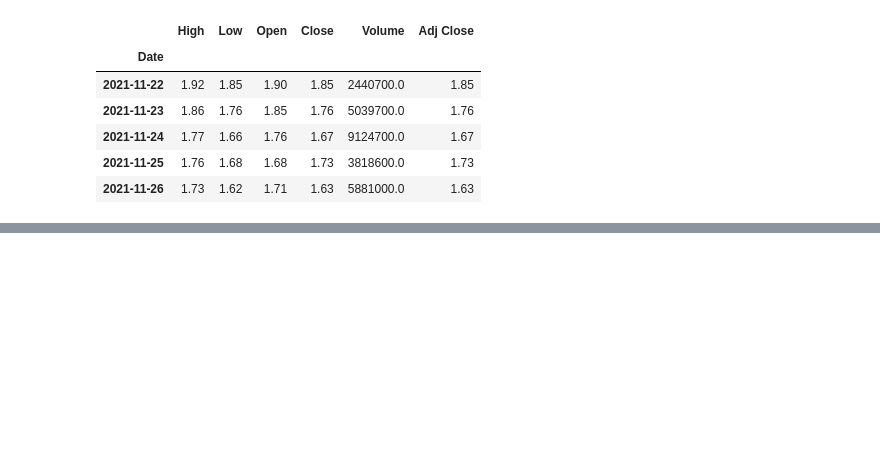
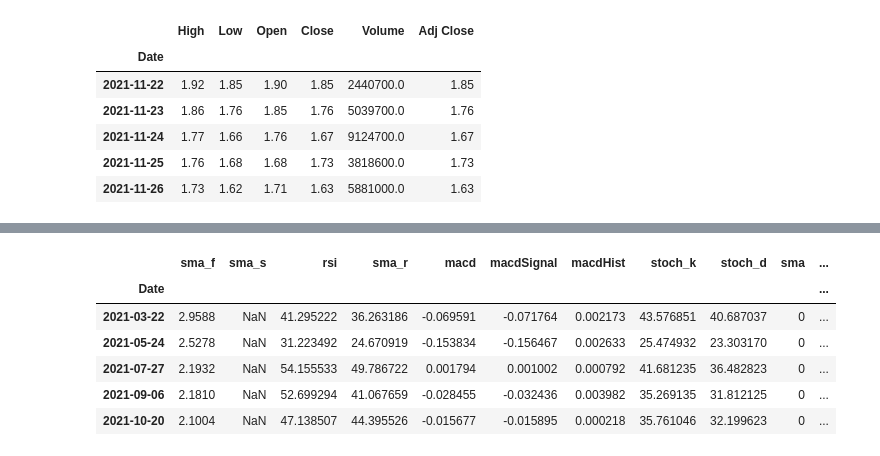
Before and after one commit to Callyong/Trading_Study, a Jupyter notebook: MACD_tablib.ipynb, the cells around one changed output, grey strips where cells are left out. Cells and saved outputs as stored; diff of their text form; code cells hidden in the pictures; blank space fills up the shorter version.

```diff
--- a/MACD_tablib.ipynb
+++ b/MACD_tablib.ipynb
@@ -129,0 +147,21 @@ plt.show()
+# %%
+analysis['macdHist_shift'] = analysis['macdHist'].shift(1)
+# %%
+cond = [
+    (analysis['macdHist_shift'] <  0) & (analysis['macdHist'] >  0),
+    (analysis['macdHist_shift'] >  0) & (analysis['macdHist'] <  0)
+    ]
+values = ['Buy','sell']
+
+analysis['BuySell_signal'] = np.select(cond, values,np.nan)
+# %%
+df_buy = analysis[analysis['BuySell_signal'] == 'Buy']
+df_buy
+# %% [output]
+|  | sma_f | sma_s | rsi | sma_r | macd | macdSignal | macdHist | stoch_k | stoch_d | sma | ... |
+| Date |  |  |  |  |  |  |  |  |  |  | ... |
+| 2021-03-22 | 2.9588 | NaN | 41.295222 | 36.263186 | -0.069591 | -0.071764 | 0.002173 | 43.576851 | 40.687037 | 0 | ... |
+| 2021-05-24 | 2.5278 | NaN | 31.223492 | 24.670919 | -0.153834 | -0.156467 | 0.002633 | 25.474932 | 23.303170 | 0 | ... |
+| 2021-07-27 | 2.1932 | NaN | 54.155533 | 49.786722 | 0.001794 | 0.001002 | 0.000792 | 41.681235 | 36.482823 | 0 | ... |
+| 2021-09-06 | 2.1810 | NaN | 52.699294 | 41.067659 | -0.028455 | -0.032436 | 0.003982 | 35.269135 | 31.812125 | 0 | ... |
+| 2021-10-20 | 2.1004 | NaN | 47.138507 | 44.395526 | -0.015677 | -0.015895 | 0.000218 | 35.761046 | 32.199623 | 0 | ... |
```
Also changed, not shown: parts of 3 cells of this notebook.
